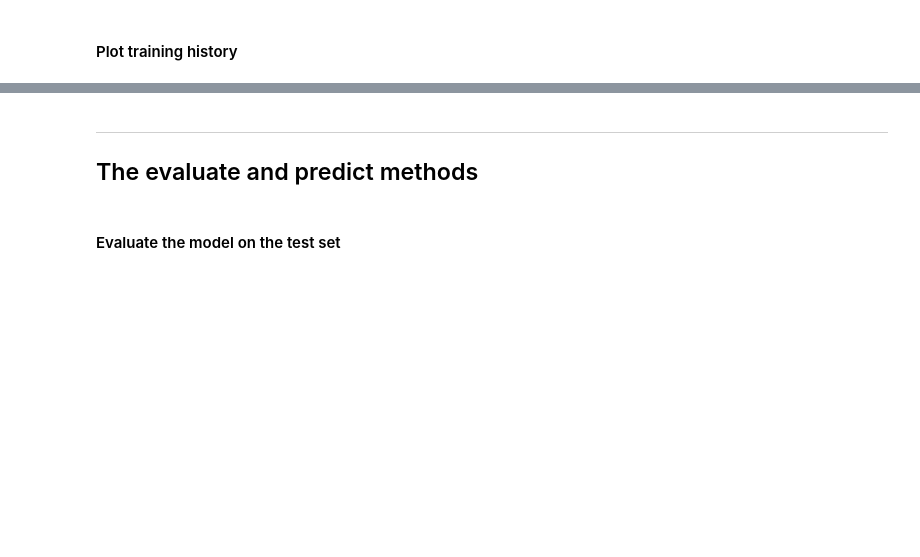
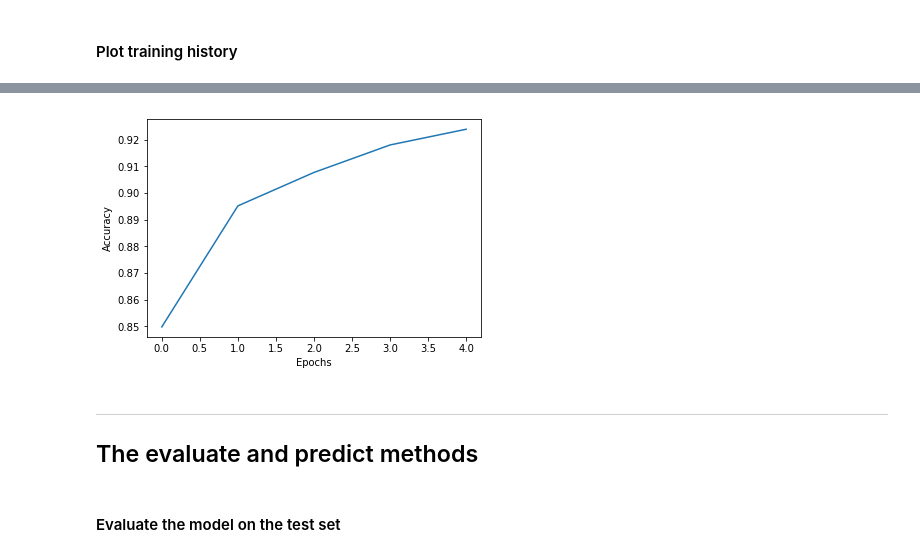
Before and after one commit to saikumardintakurthi/Getting_started_with-TensorFlow-2.0, a Jupyter notebook: Getting_started_with_TensorFlow2.0/Sequential Model Api/Tutorial/Coding Tutorial.ipynb, the cells around one changed output, grey strips where cells are left out. Saved outputs shown, nothing was run; the diff lists cells and outputs as text; code cells hidden in the pictures; blank space fills up the shorter version.

```diff
--- a/Getting_started_with_TensorFlow2.0/Sequential Model Api/Tutorial/Coding Tutorial.ipynb
+++ b/Getting_started_with_TensorFlow2.0/Sequential Model Api/Tutorial/Coding Tutorial.ipynb
@@ -100,3 +237,11 @@ labels = [
+# %%
+# Make a plot for the accuracy
+plt.plot(df['accuracy']) #accessing the loss col from dataframe and plotting
+plt.xlabel('Epochs') #labeling the x-axis
+plt.ylabel('Accuracy') #labeling the y-axis
+plt.show() #showing plot
+# %% [output]
+[figure, added]
 # %% [markdown]
 ***
 <a id="coding_tutorial_5"></a>
```
Also changed, not shown: parts of 25 cells of this notebook.
